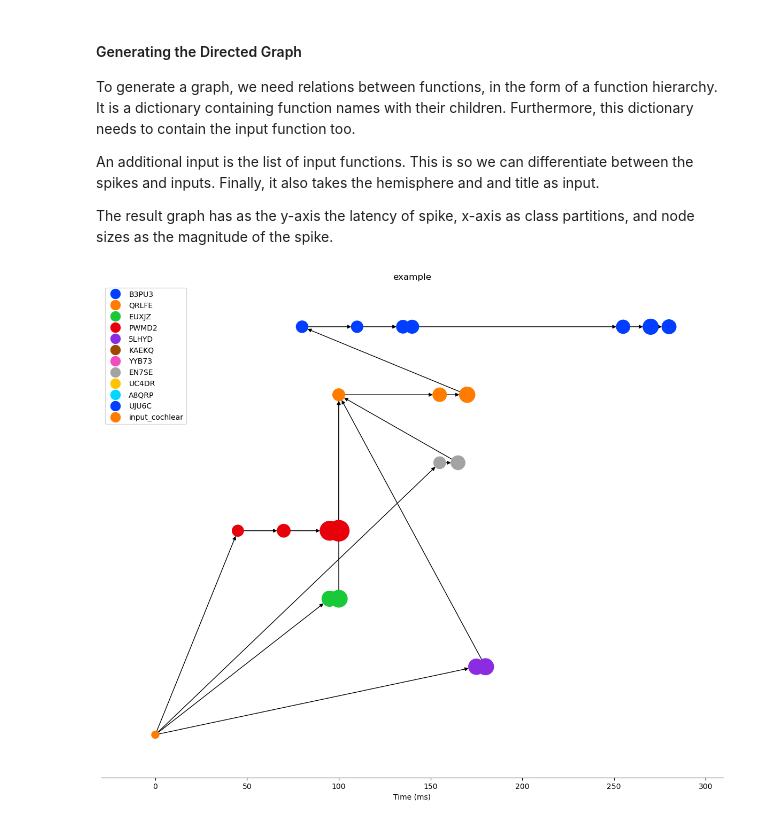
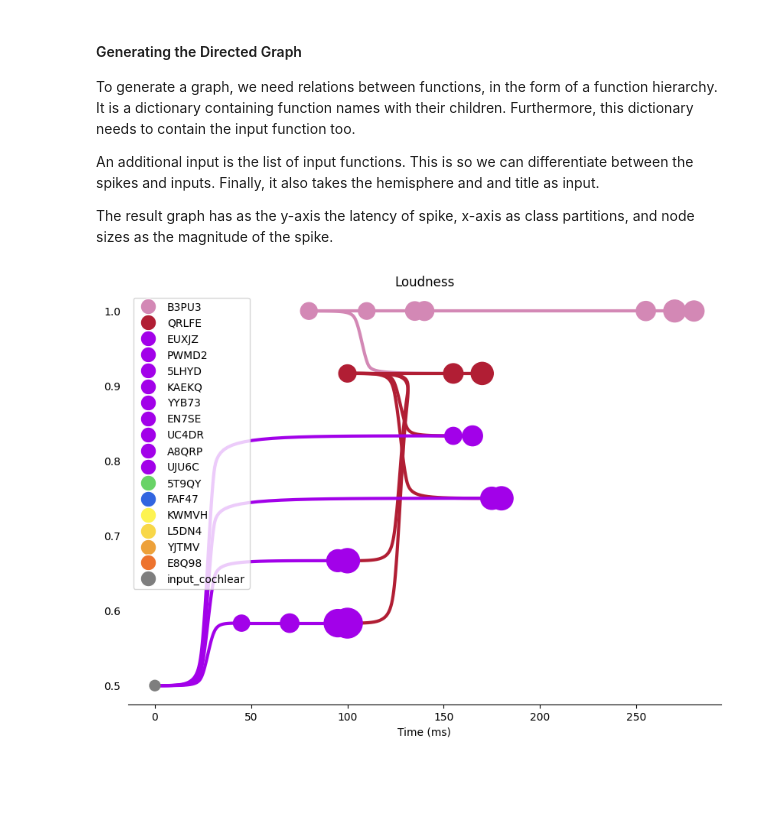
Before and after one commit to kymata-atlas/kymata-core, a Jupyter notebook: IPPM_generator/src/Example Code.ipynb, the cells around one changed output. Saved outputs shown, nothing was run; the diff lists cells and outputs as text; code cells hidden in the pictures; blank space fills up the shorter version.

Commit message:
Improved IPPMPlotter to use BSplines. Added tests for new functionality. Updated example code to reflect changes.

```diff
--- a/IPPM_generator/src/Example Code.ipynb
+++ b/IPPM_generator/src/Example Code.ipynb
@@ -59,26 +60,3 @@ contain the input function too.
 An additional input is the list of input functions. This is so we can differentiate between the spikes and inputs. Finally, it also takes the hemisphere and and title as input.
 
 The result graph has as the y-axis the latency of spike, x-axis as class partitions, and node sizes as the magnitude of the spike.
-# %%
-inputs = ['input_cochlear']
-function_hier = {
-        # assumption: we have a list of functions and their children function
-        'B3PU3' : ['QRLFE'],
-        'QRLFE' : ['EUXJZ', 'PWMD2', '5LHYD', 'KAEKQ', 'YYB73', 'EN7SE', 'UC4DR', 'A8QRP', 'UJU6C'],
-        'EUXJZ' : ['input_cochlear'],
-        'PWMD2' : ['input_cochlear'],
-        '5LHYD' : ['input_cochlear'],
-        'KAEKQ' : ['input_cochlear'],
-        'YYB73' : ['input_cochlear'],
-        'EN7SE' : ['input_cochlear'],
-        'UC4DR' : ['input_cochlear'],
-        'A8QRP' : ['input_cochlear'],
-        'UJU6C' : ['input_cochlear'],
-        'input_cochlear' : []
-    }
-builder = IPPMBuilder()
-graph = IPPMPlotter()
-graph_dict, colors = builder.build_graph(denoised_hexels, function_hier, inputs, 'leftHemisphere')
-graph.plot(graph_dict, colors, 'example')
-# %% [output]
-[figure, removed]
@@ -97,0 +63,44 @@ graph.draw(denoised_hexels, function_hier, inputs, 'leftHemisphere', 'Left Hemi'
+# %%
+inputs = ['input_cochlear']
+function_hier = {
+        # assumption: we have a list of functions and their children function
+        'B3PU3' : ['QRLFE'],
+        'QRLFE' : ['EUXJZ', 'PWMD2', '5LHYD', 'KAEKQ', 'YYB73', 'EN7SE', 'UC4DR', 'A8QRP', 'UJU6C'],
+        'EUXJZ' : ['input_cochlear'],
+        'PWMD2' : ['input_cochlear'],
+        '5LHYD' : ['input_cochlear'],
+        'KAEKQ' : ['input_cochlear'],
+        'YYB73' : ['input_cochlear'],
+        'EN7SE' : ['input_cochlear'],
+        'UC4DR' : ['input_cochlear'],
+        'A8QRP' : ['input_cochlear'],
+        'UJU6C' : ['input_cochlear'],
+        'input_cochlear' : []
+    }
+function_colour_overrides = {
+        # Functions and their colours to match the figures
+        'B3PU3' : '#d388b5',
+        'QRLFE' : '#b11e34',
+        'EUXJZ' : '#a201e9',
+        'PWMD2' : '#a201e9',
+        '5LHYD' : '#a201e9',
+        'KAEKQ' : '#a201e9',
+        'YYB73' : '#a201e9',
+        'EN7SE' : '#a201e9',
+        'UC4DR' : '#a201e9',
+        'A8QRP' : '#a201e9',
+        'UJU6C' : '#a201e9',
+        '5T9QY' : '#68d366',
+        'FAF47' : '#3165e0',
+        'KWMVH' : '#fdf351',
+        'L5DN4' : '#f8d748',
+        'YJTMV' : '#eda13a',
+        'E8Q98' : '#ed732e',
+        'input_cochlear' : '#7e7e7e'
+    }
+builder = IPPMBuilder()
+plotter = IPPMPlotter()
+graph_dict = builder.build_graph(denoised_hexels, function_hier, inputs, 'leftHemisphere')
+plotter.draw(graph_dict, function_colour_overrides, 'Loudness', 7, 10)
+# %% [output]
+[figure, added]
```
Also changed, not shown: parts of 4 cells of this notebook, 5 other files.
